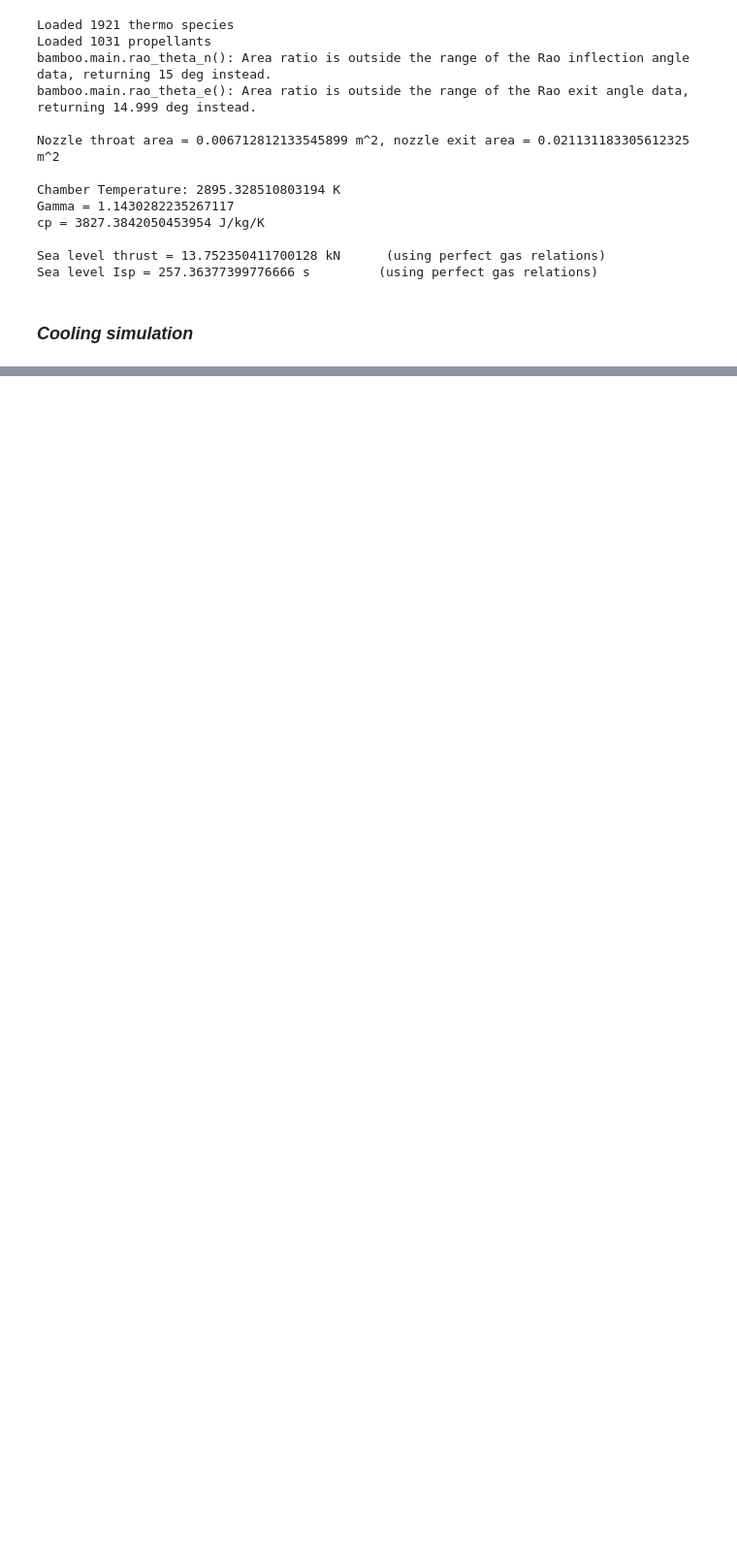
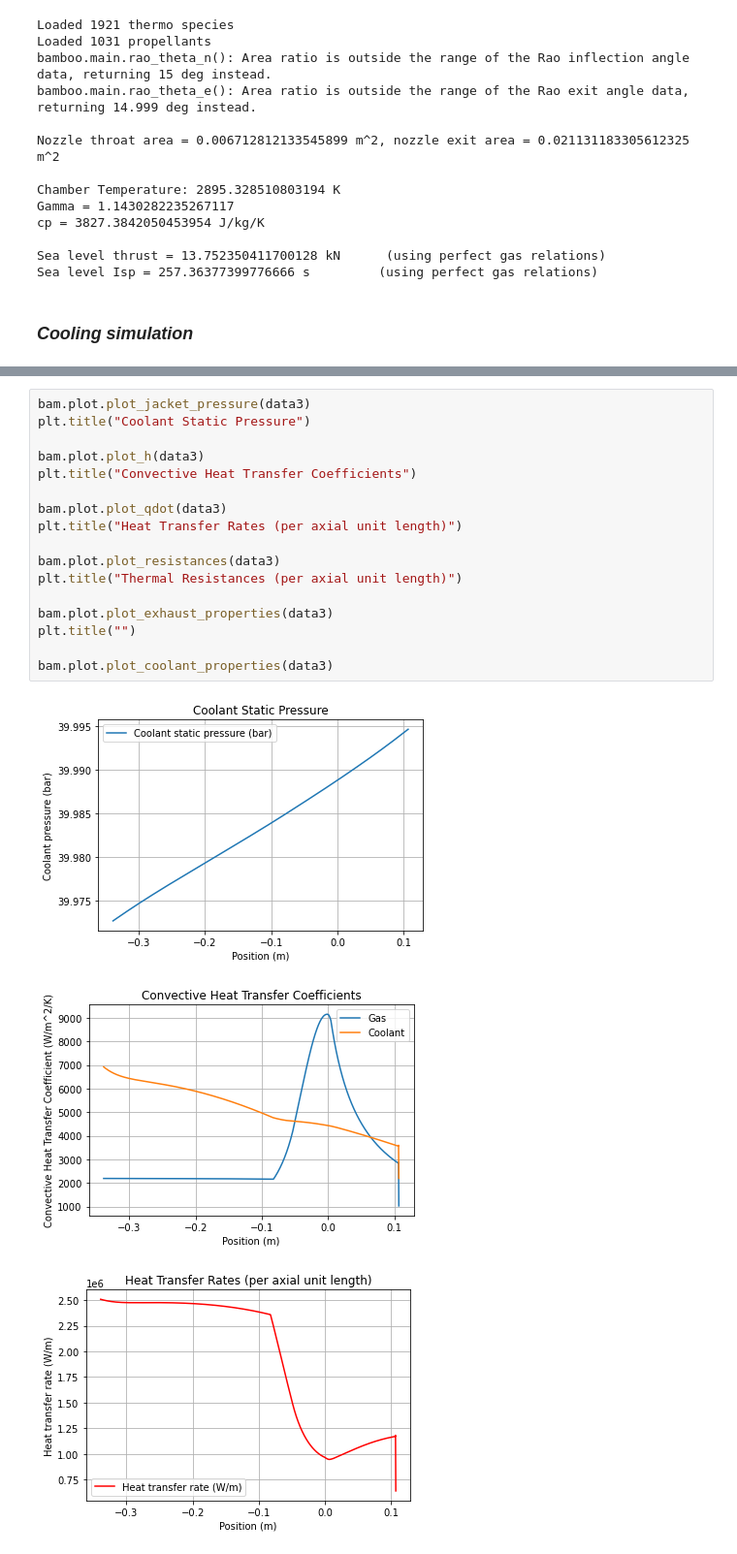
Before and after one commit to dug20/Bamboo-Investigations, a Jupyter notebook: White Giant.ipynb, the cells around one changed output, grey strips where cells are left out. Shown at 97% size. Drawn from its saved outputs; the diff is of its cells as text; blank space fills up the shorter version.

```diff
--- a/White Giant.ipynb
+++ b/White Giant.ipynb
@@ -177,0 +177,21 @@ bam.plot.plot_jacket_pressure(data3)
+# %%
+bam.plot.plot_jacket_pressure(data3)
+plt.title("Coolant Static Pressure")
+
+bam.plot.plot_h(data3)
+plt.title("Convective Heat Transfer Coefficients")
+
+bam.plot.plot_qdot(data3)
+plt.title("Heat Transfer Rates (per axial unit length)")
+
+bam.plot.plot_resistances(data3)
+plt.title("Thermal Resistances (per axial unit length)")
+
+bam.plot.plot_exhaust_properties(data3)
+plt.title("")
+
+bam.plot.plot_coolant_properties(data3)
+# %% [output]
+[figure, added]
+[figure, added]
+[figure, added]
```
Also changed, not shown: parts of 6 cells of this notebook.
